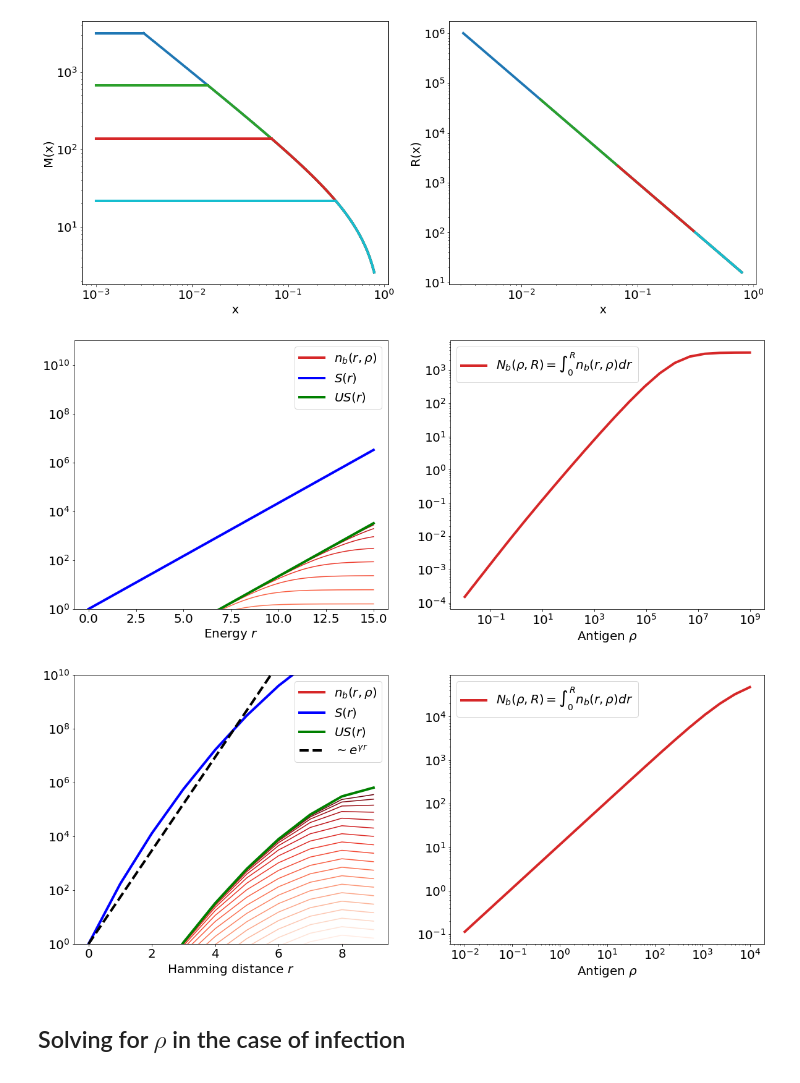
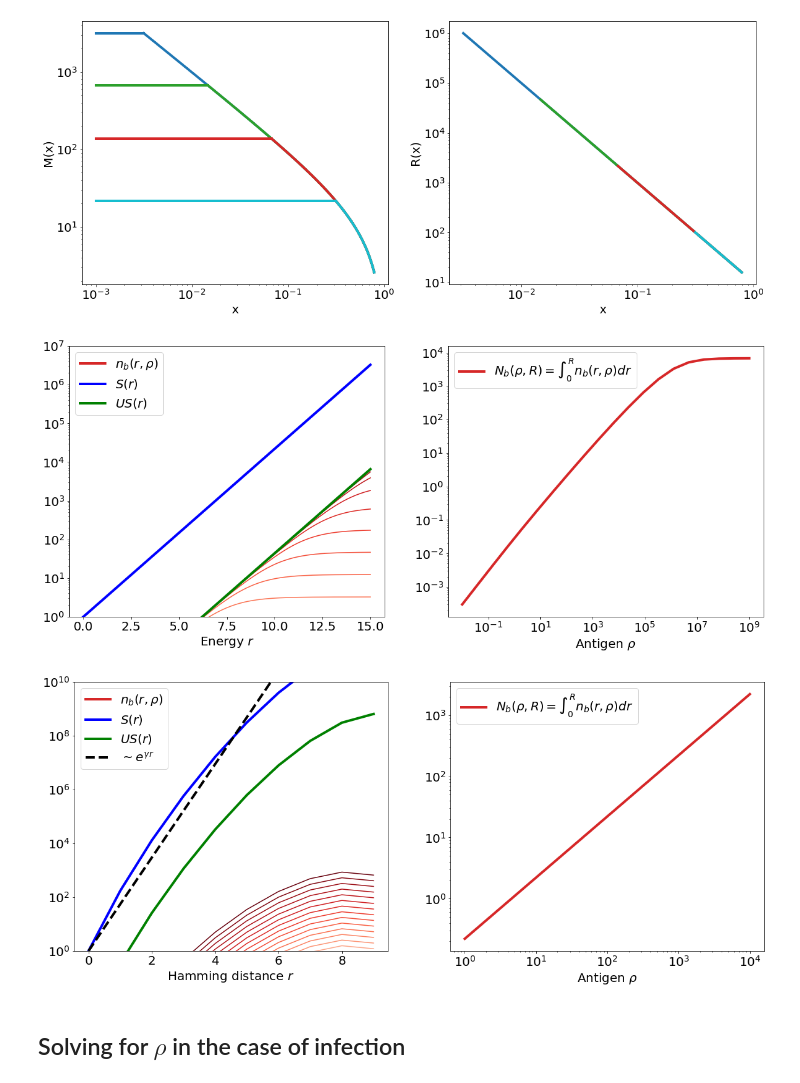
Before and after one commit to betoto008/Affinity_maturation, a Jupyter notebook: Jupyter_Notebooks/preliminaries.ipynb, the cells around one changed output. Saved outputs shown, nothing was run; the diff lists cells and outputs as text; code cells hidden in the pictures.

```diff
--- a/Jupyter_Notebooks/preliminaries.ipynb
+++ b/Jupyter_Notebooks/preliminaries.ipynb
@@ -57,56 +61,56 @@ fig.savefig('../Figures/M_P.png')
 import matplotlib.patches as mpatches
 from matplotlib.lines import Line2D
 
-U = 1e-3
+U = 2e-3
 R = 9
 l = 1
 
 fig, ax = plt.subplots(1,2,figsize=(20,8))
 rho_array = np.logspace(-2, 9, 20)
 r_array = np.linspace(0,15,200)
 colors = plt.cm.Reds(np.linspace(0,1,len(rho_array)))
 
 ax[0].plot(r_array, np.exp(l*r_array), label = '$S(r)$', color = 'blue', linewidth = 4)
 for i, rho in enumerate(rho_array):
     ax[0].plot(r_array, U*np.exp(l*r_array)*(1/(1+np.exp(r_array-np.log(rho)))), color = colors[i])
 
 ax[0].plot(r_array, U*np.exp(l*r_array), label = '$US(r)$', color = 'green', linewidth = 4)
 ax[0].set_yscale('log')
-ax[0].set_ylim(1,1e11)
+ax[0].set_ylim(1,1e7)
 ax[0].set_xlabel(r'Energy $r$', fontsize = 20)
 ax[0].set_ylabel(r'', fontsize = 20)
 ax[0].tick_params(labelsize = 20)
 handles, labels = ax[0].get_legend_handles_labels()
 ax[0].legend(np.concatenate(([Line2D([0], [0], color='tab:red', linewidth=4, linestyle='solid', ms = 8)],handles)),np.concatenate(([r'$n_b(r, \rho)$'],labels)), loc = 0, fontsize = 20)
 
 #___________________________________________________________________
 
 
 ax[1].plot(rho_array, [np.cumsum(U*np.exp(l*r_array)*(1/(1+np.exp(r_array-np.log(rho))))*(15/200))[-1] for rho in rho_array], label = r'$N_b(\rho, R) = \int_0^Rn_b(r, \rho)dr$', color = 'tab:red', linewidth = 4)
 ax[1].set_xscale('log')
 ax[1].set_yscale('log')
 ax[1].set_xlabel(r'Antigen $\rho$', fontsize = 20)
 ax[1].set_ylabel(r'', fontsize = 20)
 ax[1].tick_params(labelsize = 20)
 ax[1].legend(loc = 0, fontsize = 20)
 fig.savefig('../Figures/Seq_densities.png')
 # %% [output]
-[figure, old version]
+[figure, new version]
 # %%
 import matplotlib.patches as mpatches
 from matplotlib.lines import Line2D
 
-U = 2e-6
-R = 9
-l = 3
+U = 2e-3
+R = 6
+l = 1
 fig, ax = plt.subplots(1,2,figsize=(20,8))
-rho_array = np.logspace(-2, 4, 20)
+rho_array = np.logspace(0, 4, 20)
 r_array = np.linspace(0,9,10)
 colors = plt.cm.Reds(np.linspace(0,1,len(rho_array)))
 
 ax[0].plot(r_array, sc.comb(9, r_array)*((20-1)**r_array), label = '$S(r)$', color = 'blue', linewidth = 4)
 for i, rho in enumerate(rho_array):
-    ax[0].plot(r_array, U*sc.comb(9, r_array)*((20-1)**r_array)*(1/(1+np.exp(r_array-np.log(rho)))), color = colors[i])
+    ax[0].plot(r_array, U*sc.comb(9, r_array)*((20-1)**r_array)*(1/(1+np.exp(14+r_array-np.log(rho)))), color = colors[i])
 
 ax[0].plot(r_array, U*sc.comb(9, r_array)*((20-1)**r_array), label = '$US(r)$', color = 'green', linewidth = 4)
 ax[0].plot(r_array, np.exp(4*r_array), label = r'$\sim e^{\gamma r}$', color = 'black', linestyle = 'dashed', linewidth = 4)
@@ -123,7 +127,7 @@ ax[0].legend(np.concatenate(([Line2D([0], [0], color='tab:red', linewidth=4, lin
 #___________________________________________________________________
 
 
-ax[1].plot(rho_array, [np.cumsum(U*np.exp(l*r_array)*(1/(1+np.exp(r_array-np.log(rho))))*(15/200))[-1] for rho in rho_array], label = r'$N_b(\rho, R) = \int_0^Rn_b(r, \rho)dr$', color = 'tab:red', linewidth = 4)
+ax[1].plot(rho_array, [np.cumsum(U*sc.comb(9, r_array)*((20-1)**r_array)*(1/(1+np.exp(14+r_array-np.log(rho)))))[-1] for rho in rho_array], label = r'$N_b(\rho, R) = \int_0^Rn_b(r, \rho)dr$', color = 'tab:red', linewidth = 4)
 ax[1].set_xscale('log')
 ax[1].set_yscale('log')
 ax[1].set_xlabel(r'Antigen $\rho$', fontsize = 20)
@@ -132,7 +136,7 @@ ax[1].tick_params(labelsize = 20)
 ax[1].legend(loc = 0, fontsize = 20)
 fig.savefig('../Figures/Seq_densities.png')
 # %% [output]
-[figure, old version]
+[figure, new version]
 # %% [markdown]
 ## Solving for $\rho$ in the case of infection
 # %%
```
Also changed, not shown: parts of 14 cells of this notebook, 49 other files.
